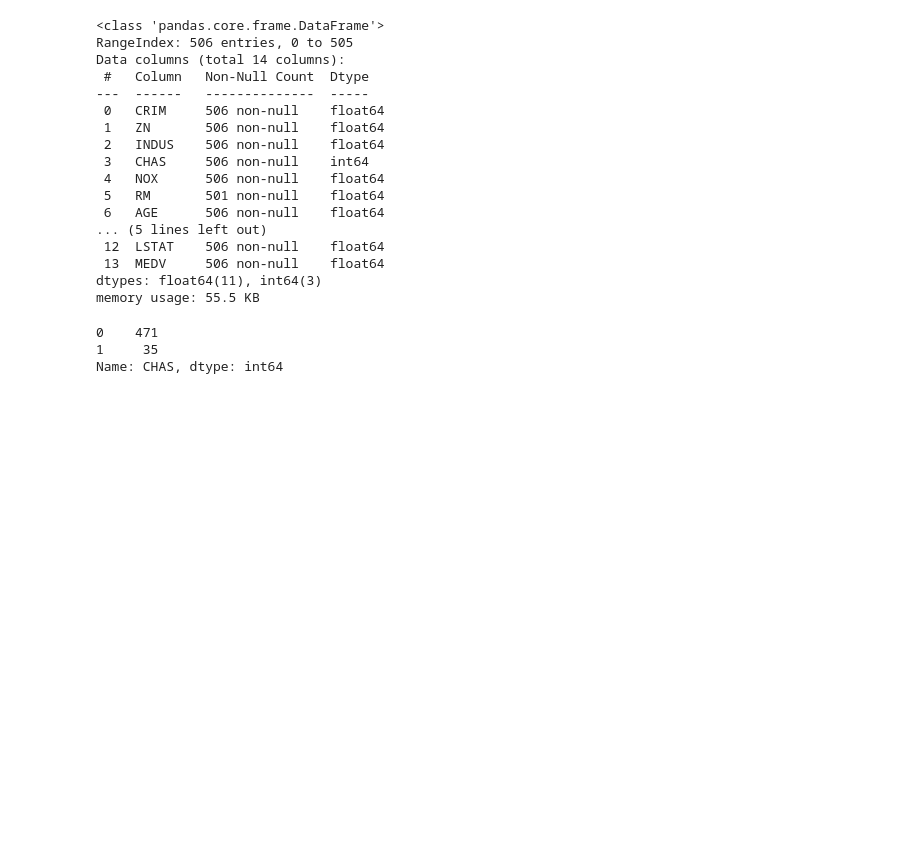
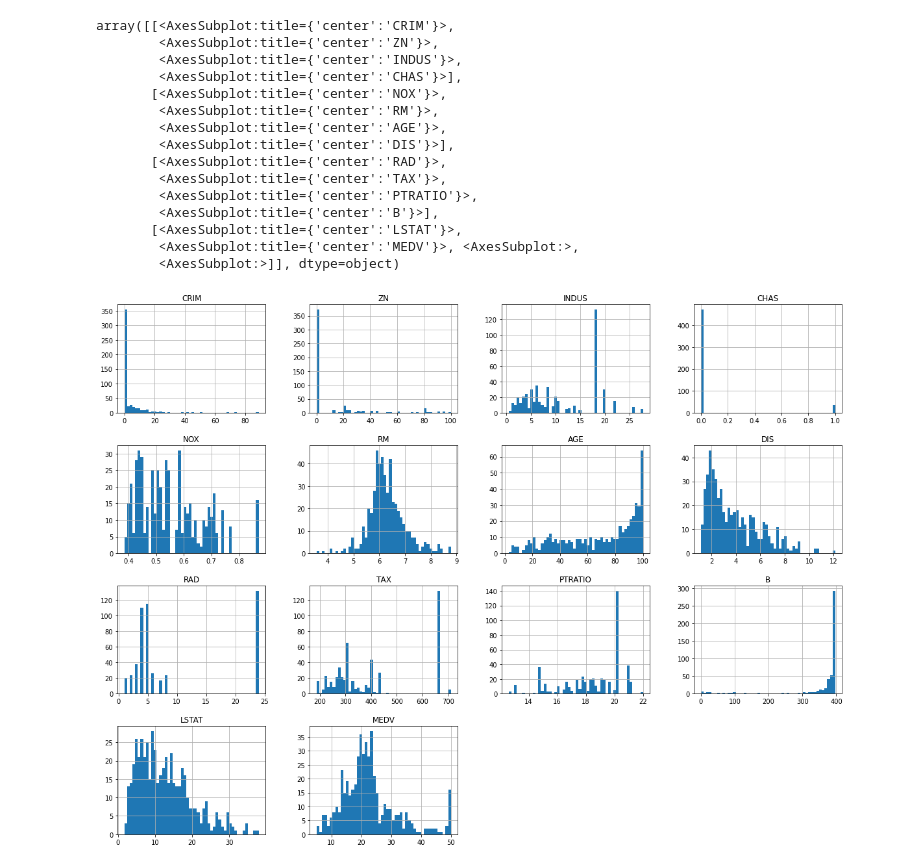
Before and after one commit to Kamal5999/RealEstate, a Jupyter notebook: RealEstate ML.ipynb, the cells around one changed output. Drawn from its saved outputs; the diff is of its cells as text; code cells hidden in the pictures; blank space fills up the shorter version.

```diff
--- a/RealEstate ML.ipynb
+++ b/RealEstate ML.ipynb
@@ -1,4 +1,4 @@
 # %%
 import pandas as pd
 # %%
-housing = pd.read_csv("data.csv")
+data = pd.read_csv("data.csv")
@@ -24,26 +33,20 @@ housing = pd.read_csv("data.csv")
-# %%
-housing.info()
-# %% [output]
-<class 'pandas.core.frame.DataFrame'>
-RangeIndex: 506 entries, 0 to 505
-Data columns (total 14 columns):
- #   Column   Non-Null Count  Dtype
----  ------   --------------  -----
- 0   CRIM     506 non-null    float64
- 1   ZN       506 non-null    float64
- 2   INDUS    506 non-null    float64
- 3   CHAS     506 non-null    int64
- 4   NOX      506 non-null    float64
- 5   RM       501 non-null    float64
- 6   AGE      506 non-null    float64
-... (5 lines left out)
- 12  LSTAT    506 non-null    float64
- 13  MEDV     506 non-null    float64
-dtypes: float64(11), int64(3)
-memory usage: 55.5 KB
-# %%
-housing['CHAS'].value_counts()
-# %% [output]
-0    471
-1     35
-Name: CHAS, dtype: int64
+# %%
+import matplotlib.pyplot as plt
+data.hist(bins=50, figsize=(20, 15))
+# %% [output]
+array([[<AxesSubplot:title={'center':'CRIM'}>,
+        <AxesSubplot:title={'center':'ZN'}>,
+        <AxesSubplot:title={'center':'INDUS'}>,
+        <AxesSubplot:title={'center':'CHAS'}>],
+       [<AxesSubplot:title={'center':'NOX'}>,
+        <AxesSubplot:title={'center':'RM'}>,
+        <AxesSubplot:title={'center':'AGE'}>,
+        <AxesSubplot:title={'center':'DIS'}>],
+       [<AxesSubplot:title={'center':'RAD'}>,
+        <AxesSubplot:title={'center':'TAX'}>,
+        <AxesSubplot:title={'center':'PTRATIO'}>,
+        <AxesSubplot:title={'center':'B'}>],
+       [<AxesSubplot:title={'center':'LSTAT'}>,
+        <AxesSubplot:title={'center':'MEDV'}>, <AxesSubplot:>,
+        <AxesSubplot:>]], dtype=object)
+[figure, added]
```
Also changed, not shown: parts of 3 cells of this notebook.
